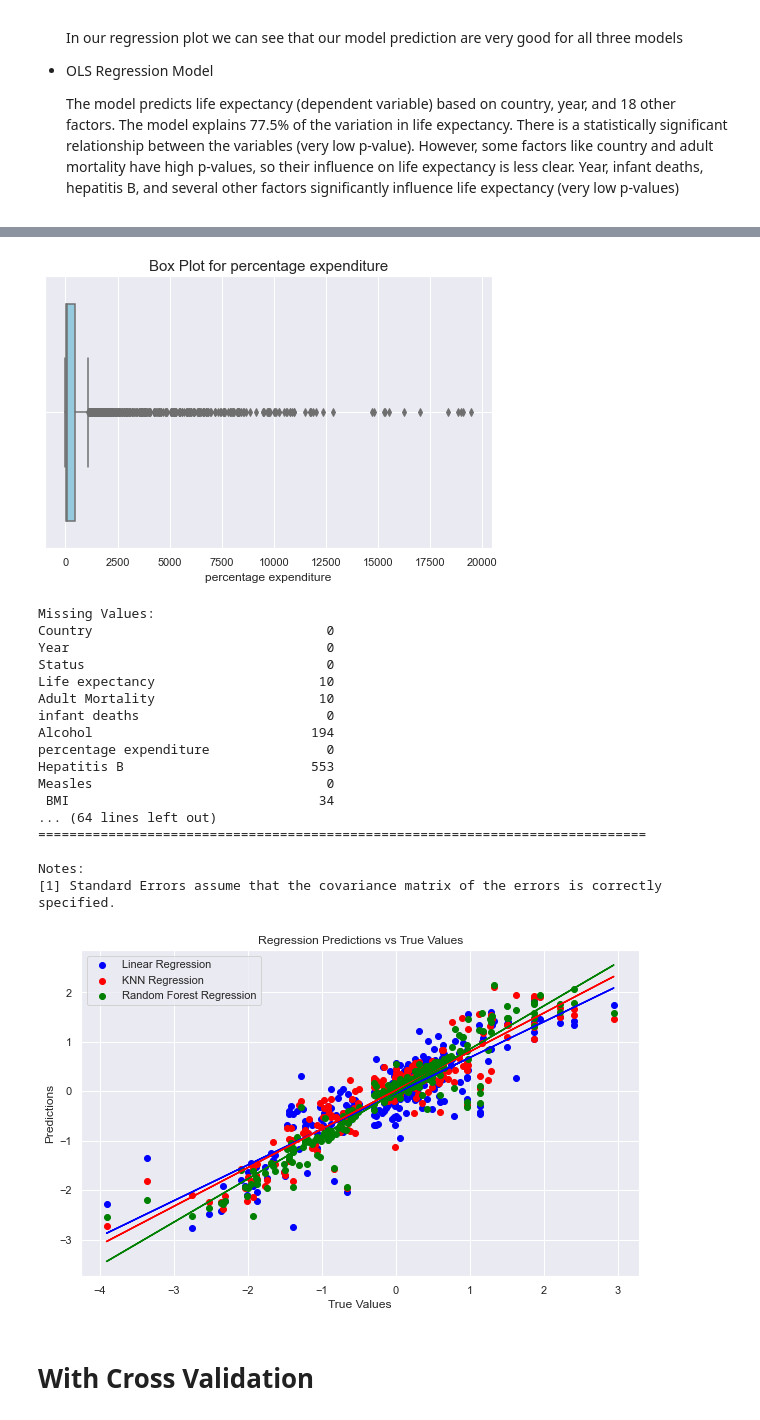
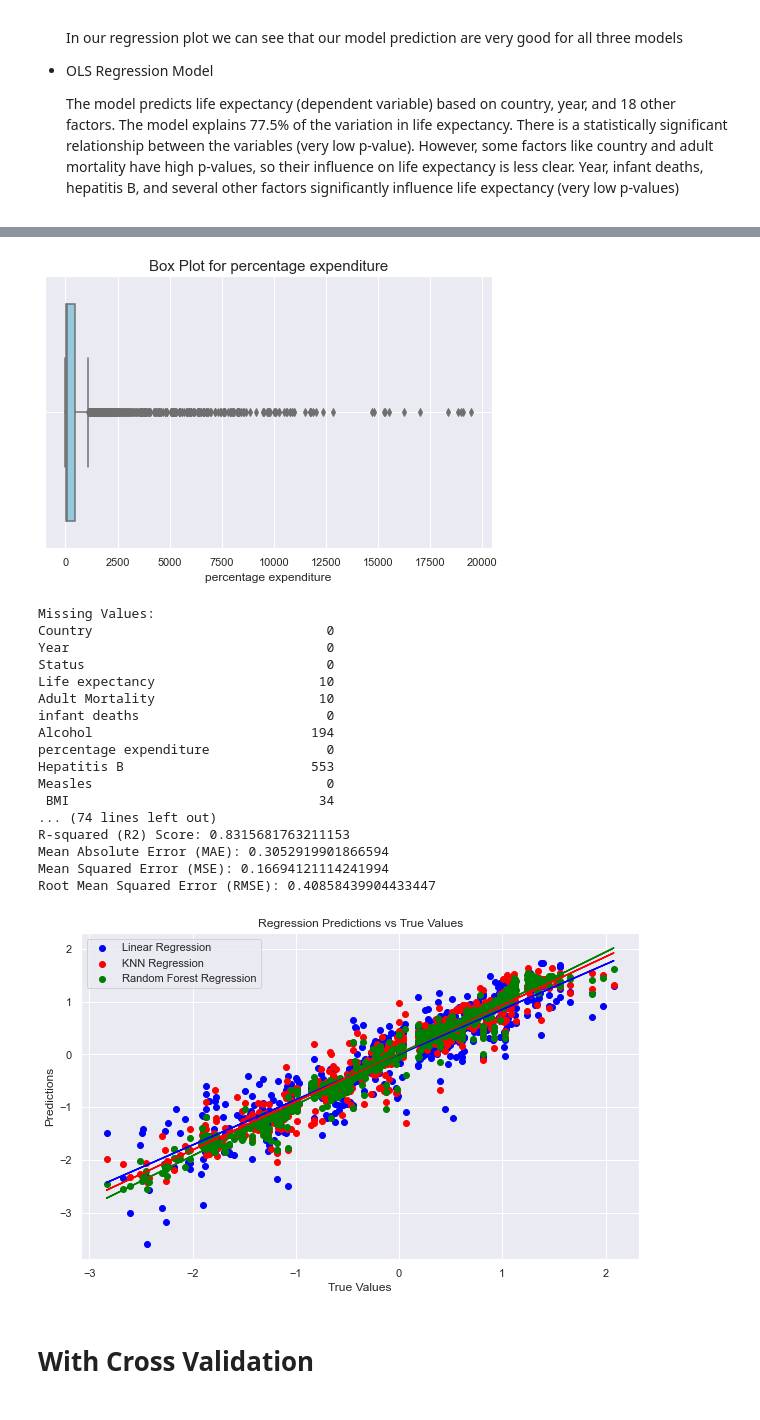
Before and after one commit to Hamza-Jamil121/cross-validation-and-feature-selection, a Jupyter notebook: life expectancy dataset cross and without cross.ipynb, the cells around one changed output, grey strips where cells are left out. Drawn from its saved outputs; the diff is of its cells as text; code cells hidden in the pictures.

```diff
--- a/life expectancy dataset cross and without cross.ipynb
+++ b/life expectancy dataset cross and without cross.ipynb
@@ -88,6 +88,7 @@ from scipy import stats
   However, some factors like country and adult mortality have high p-values, so their influence on life expectancy is less clear.
   Year, infant deaths, hepatitis B, and several other factors significantly influence life expectancy (very low p-values)
 # %%
+from sklearn.metrics import r2_score, mean_squared_error, mean_absolute_error
 
 def regression_analysis(target_column, file_path):
     # Step 1: Load dataset
@@ -119,7 +120,7 @@ def regression_analysis(target_column, file_path):
     Q1 = df.quantile(0.25)
     Q3 = df.quantile(0.75)
     IQR = Q3 - Q1
-    df = df[~((df < (Q1 - 1.5 * IQR)) | (df > (Q3 + 1.5 * IQR))).any(axis=1)]
+#     df = df[~((df < (Q1 - 1.5 * IQR)) | (df > (Q3 + 1.5 * IQR))).any(axis=1)]
     categorical_cols = list(df.select_dtypes(include=['object']).columns)
     for col in categorical_cols:
         df[col] = LabelEncoder().fit_transform(df[col])
@@ -129,10 +130,10 @@ def regression_analysis(target_column, file_path):
 
     X = df_scaled.drop(columns=[target_column])
     y = df_scaled[target_column]
-    X_train, X_test, y_train, y_test = train_test_split(X, y, test_size=0.2, random_state=21)
+    X_train, X_test, y_train, y_test = train_test_split(X, y, test_size=0.2, random_state=19)
     lr_model = LinearRegression()
     knn_model = KNeighborsRegressor()
-    rf_model = RandomForestRegressor(n_estimators=100, random_state=42)  # Added
+    rf_model = RandomForestRegressor(n_estimators=100, random_state=21)  # Added
 
     lr_model.fit(X_train, y_train)
     knn_model.fit(X_train, y_train)
@@ -144,14 +145,24 @@ def regression_analysis(target_column, file_path):
     print("Linear Regression Results:")
     print("R-squared:", r2_score(y_test, lr_predictions))
     print("Mean Squared Error:", mean_squared_error(y_test, lr_predictions))
+    print("Mean Absolute Error:", mean_absolute_error(y_test, lr_predictions))
+    print("Root Mean Squared Error (RMSE):", np.sqrt(mean_squared_error(y_test, lr_predictions)))
+
 
     print("\nKNN Regression Results:")
     print("R-squared:", r2_score(y_test, knn_predictions))
     print("Mean Squared Error:", mean_squared_error(y_test, knn_predictions))
+    print("Mean Absolute Error:", mean_absolute_error(y_test, knn_predictions))
+    print("Root Mean Squared Error (RMSE):", np.sqrt(mean_squared_error(y_test, knn_predictions)))
+
+
 
     print("\nRandom Forest Regression Results:")
     print("R-squared:", r2_score(y_test, rf_predictions))
     print("Mean Squared Error:", mean_squared_error(y_test, rf_predictions))
+    print("Mean Absolute Error:", mean_absolute_error(y_test, rf_predictions))
+    print("Root Mean Squared Error (RMSE):", np.sqrt(mean_squared_error(y_test, rf_predictions)))
+
 
 
     plt.figure(figsize=(10,6))
@@ -173,9 +184,29 @@ def regression_analysis(target_column, file_path):
     plt.title('Regression Predictions vs True Values')
     plt.legend()
 
-    X_train_ols = sm.add_constant(X_test)
-    ols_model = sm.OLS(y_test, X_train_ols).fit()
+    X_train_ols = sm.add_constant(X_train)
+    X_test_ols = sm.add_constant(X_test)
+    ols_model = sm.OLS(y_train, X_train_ols).fit()
+    ols_summary = ols_model.summary()
+    y_predols = ols_model.predict(X_test_ols)
     print(ols_model.summary())
+
+    residuals = y_test - y_predols
+    r2_ols = r2_score(y_test, y_predols)
+# Calculate MAE
+    mae = np.mean(np.abs(residuals))
+
+# Calculate MSE
+    mse = np.mean(residuals**2)
+
+# Calculate RMSE
+    rmse = np.sqrt(mse)
+    print("R-squared (R2) Score:", r2_ols)
+    print("Mean Absolute Error (MAE):", mae)
+    print("Mean Squared Error (MSE):", mse)
+    print("Root Mean Squared Error (RMSE):", rmse)
+
+
 
 
 
@@ -185,39 +216,39 @@ regression_analysis('Life expectancy ', r'C:\Users\Hamza\Desktop\Regression.Life
 # %% [output]
 [figure]
 [figure]
 [figure]
 [figure]
 [figure]
 ################################################
 
 
 perfrom eda using boxplot for each column
 
 
 ################################################
 [figure]
 [figure]
 [figure]
 [figure]
 [figure]
 Missing Values:
 Country                              0
 Year                                 0
 Status                               0
 Life expectancy                     10
 Adult Mortality                     10
 infant deaths                        0
 Alcohol                            194
 percentage expenditure               0
 Hepatitis B                        553
 Measles                              0
  BMI                                34
-... (64 lines left out)
-==============================================================================
-
-Notes:
-[1] Standard Errors assume that the covariance matrix of the errors is correctly specified.
+... (74 lines left out)
+R-squared (R2) Score: 0.8315681763211153
+Mean Absolute Error (MAE): 0.3052919901866594
+Mean Squared Error (MSE): 0.16694121114241994
+Root Mean Squared Error (RMSE): 0.40858439904433447
-[figure, old version]
+[figure, new version]
 # %% [markdown]
 # With Cross Validation
 # %% [markdown]
```
Also changed, not shown: parts of 1 cell of this notebook, 1 other file.
